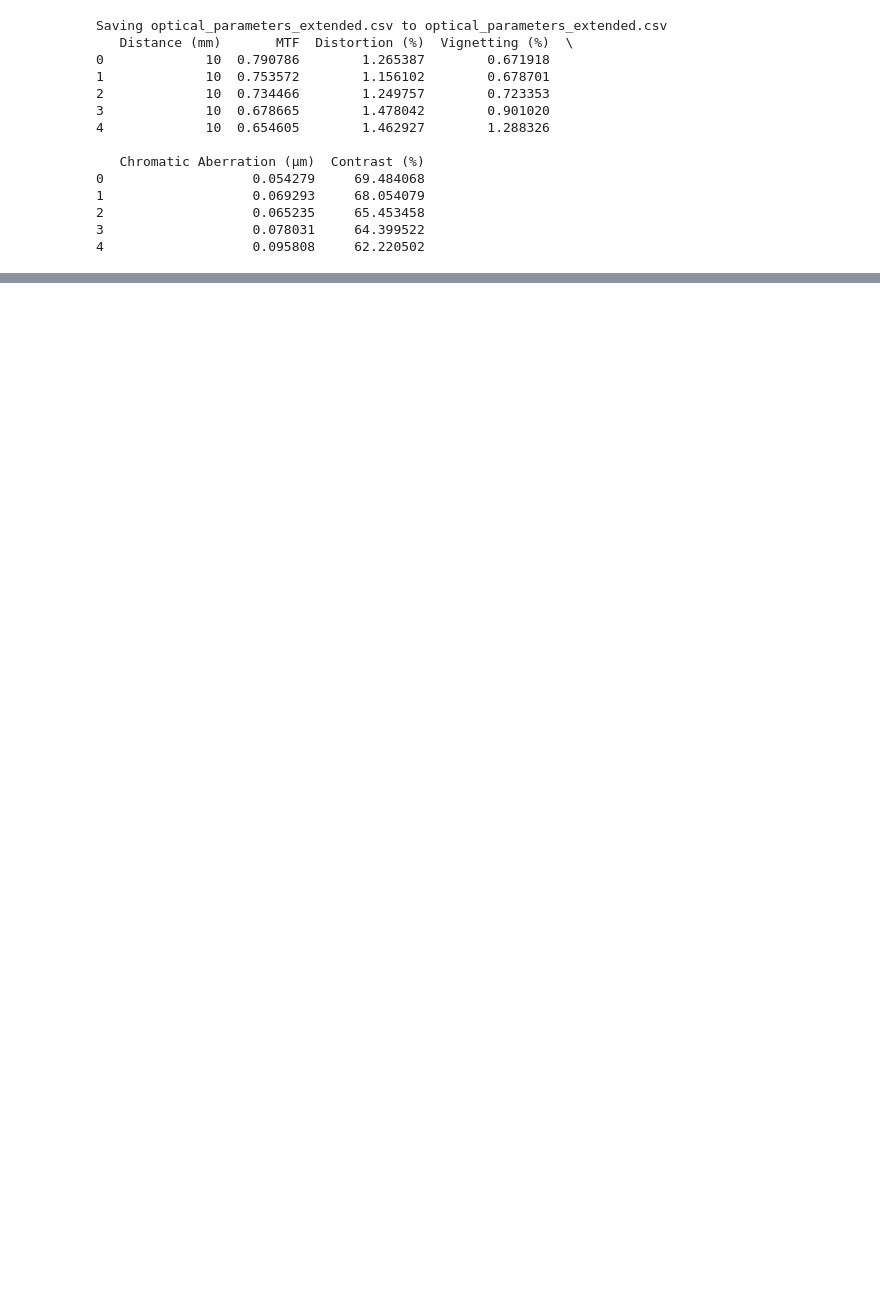
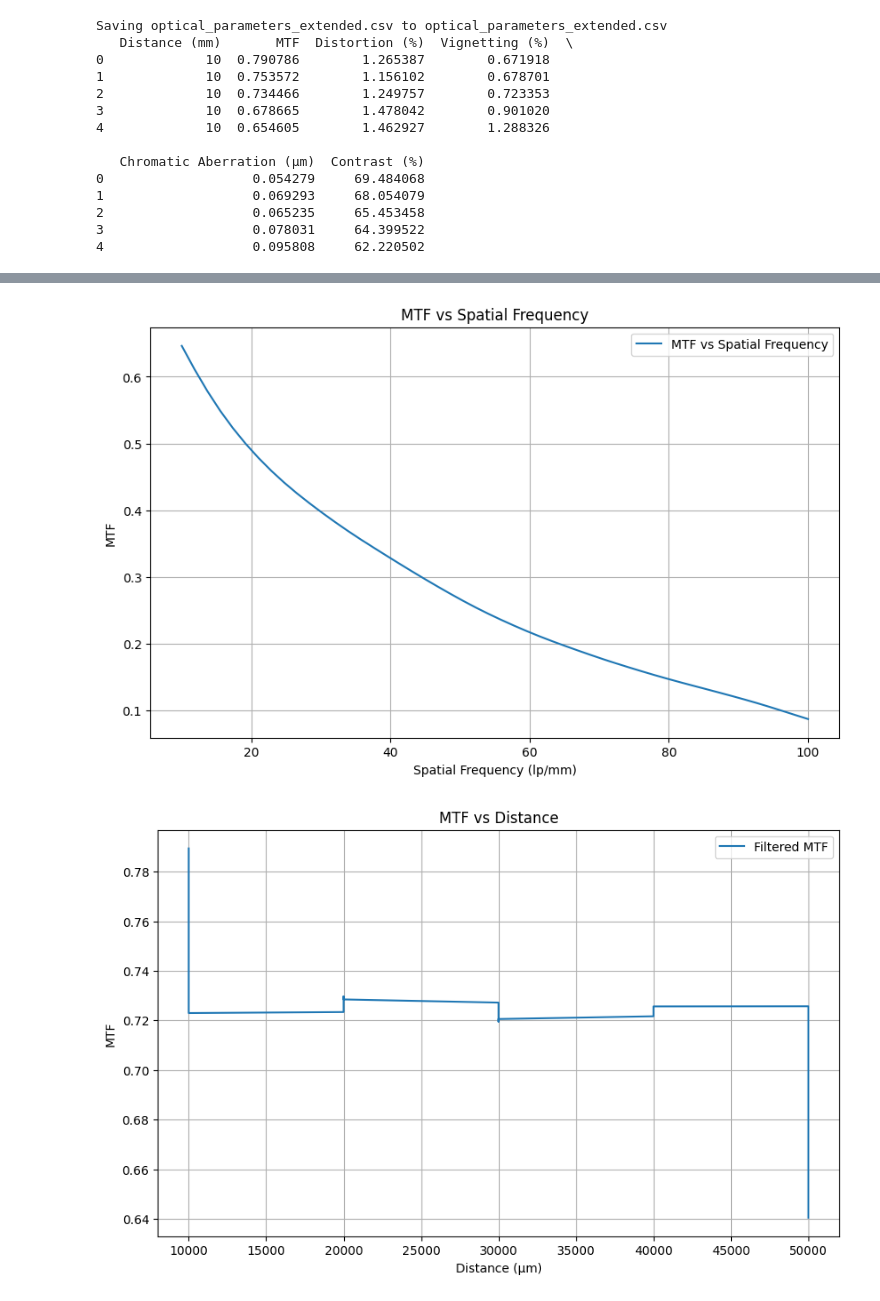
Before and after one commit to alexandrufalk/tensorflow, a Jupyter notebook: Test_optical_param.ipynb, the cells around one changed output, grey strips where cells are left out. Saved outputs shown, nothing was run; the diff lists cells and outputs as text; code cells hidden in the pictures; blank space fills up the shorter version.

Commit message:
Update with spatial frequency

```diff
--- a/Test_optical_param.ipynb
+++ b/Test_optical_param.ipynb
@@ -64,6 +83,13 @@ chromatic_range = data['Chromatic Aberration (µm)'].max() - data['Chromatic Abe
 print(mean_mtf)
 print(std_mtf)
 print(chromatic_range)
+
+# MTF vs Spatial Frequency
+spatial_frequencies = np.linspace(10, 100, len(data))  # Example spatial frequencies in lp/mm
+data['Spatial_Frequency_lp_mm'] = spatial_frequencies
+data['MTF_vs_Spatial_Frequency'] = data['MTF_filtered'] * np.exp(-spatial_frequencies / 50)  # Example relationship
+
+print(data['MTF_vs_Spatial_Frequency'] )
 # %% [output]
 0.7232648177831771
 0.022063183708122533
@@ -70,0 +111,32 @@ print(chromatic_range)
+# %%
+#Step 4: Visualize Data
+
+plt.figure(figsize=(10, 6))
+plt.plot(data['Spatial_Frequency_lp_mm'], data['MTF_vs_Spatial_Frequency'], label='MTF vs Spatial Frequency')
+plt.title('MTF vs Spatial Frequency')
+plt.xlabel('Spatial Frequency (lp/mm)')
+plt.ylabel('MTF')
+plt.grid(True)
+plt.legend()
+plt.show()
+
+plt.figure(figsize=(10, 6))
+plt.plot(data['Distance (mm)'], data['MTF_filtered'], label='Filtered MTF')
+plt.title('MTF vs Distance')
+plt.xlabel('Distance (μm)')
+plt.ylabel('MTF')
+plt.grid(True)
+plt.legend()
+plt.show()
+
+plt.figure(figsize=(10, 6))
+plt.plot(data['Distance (mm)'], data['Chromatic Aberration (µm)'], label='Chromatic Aberration')
+plt.title('Chromatic Aberration vs Distance')
+plt.xlabel('Distance (μm)')
+plt.ylabel('Chromatic Aberration (µm)')
+plt.grid(True)
+plt.legend()
+plt.show()
+# %% [output]
+[figure, added]
+[figure, added]
```
Also changed, not shown: parts of 3 cells of this notebook.
